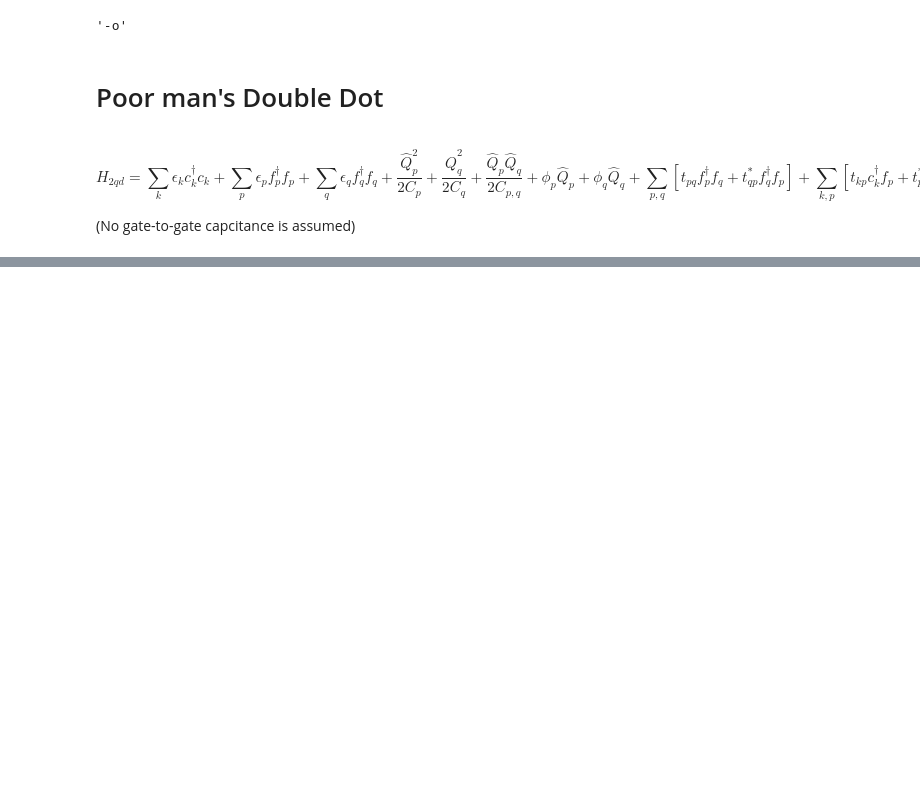
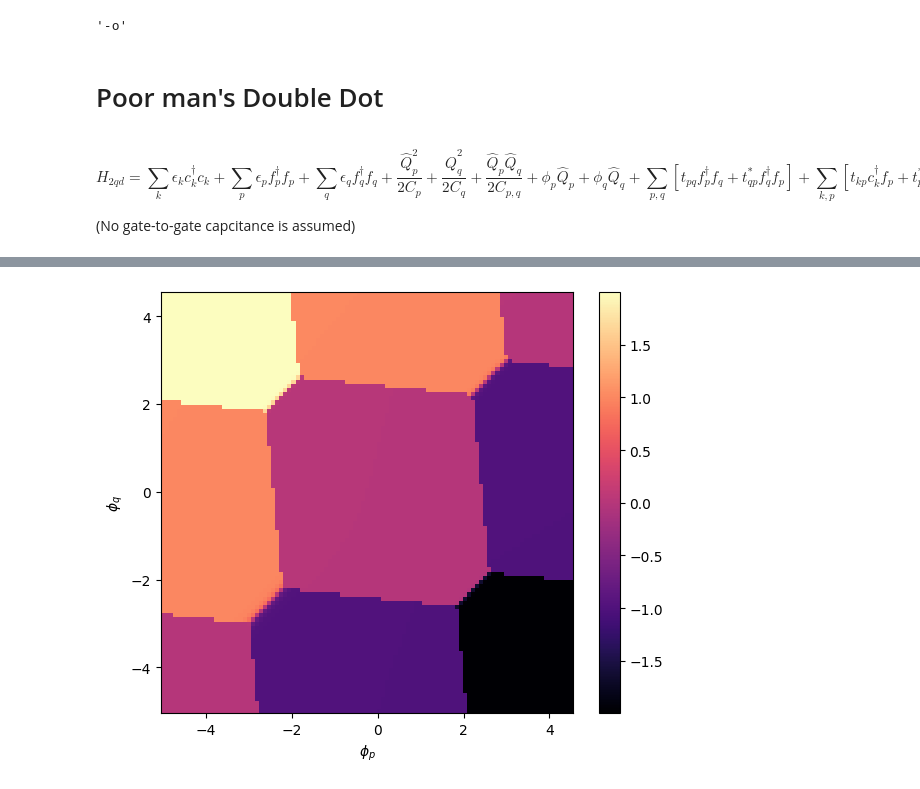
Before and after one commit to BingchengSuo/Condensed-Matter-Theory, a Jupyter notebook: DCK/Matveev's Grain.ipynb, the cells around one changed output, grey strips where cells are left out. Drawn from its saved outputs; the diff is of its cells as text; code cells hidden in the pictures; blank space fills up the shorter version.

```diff
--- a/DCK/Matveev's Grain.ipynb
+++ b/DCK/Matveev's Grain.ipynb
@@ -535,0 +536,27 @@ plt.show()
+# %%
+phi_p_list = np.linspace(-5, 4.5, 101)
+phi_q_list = np.linspace(-5, 4.5, 101)
+N_vs_phi = np.zeros((len(phi_p_list), len(phi_q_list)))
+
+# Loop over the 2D parameter space
+for i, phi_pp in enumerate(phi_p_list):
+    for j, phi_qq in enumerate(phi_q_list):
+        H = H_2qd(phi_p=phi_pp, phi_q=phi_qq,
+                  t_pq=0.02, t_kp=0.02, t_kq=0.02,
+                  Nk=2, Np=2, Nq=2)
+        val, vec = eigsh(H.total(), k=1, which='SA')
+        gs = vec[:, 0]
+        Ncharge = np.real(gs.conj().T @ (H.N_q_op()-H.N_p_op()) @ gs)
+        N_vs_phi[i, j] = Ncharge
+
+# Make color plot
+fig, ax = plt.subplots(figsize=(6,5), layout='tight')
+
+c = ax.pcolormesh(phi_p_list, phi_q_list, N_vs_phi.T, shading='auto', cmap='magma')
+ax.set_xlabel(r'$\phi_p$')
+ax.set_ylabel(r'$\phi_q$')
+fig.colorbar(c, ax=ax)
+
+plt.show()
+# %% [output]
+[figure, added]
```
Also changed, not shown: parts of 3 cells of this notebook.
